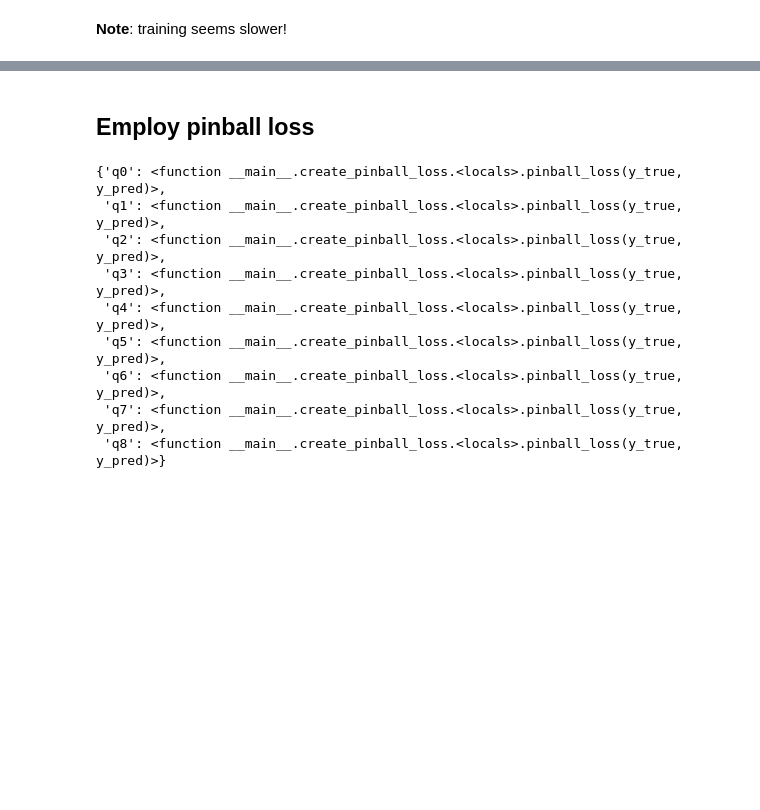
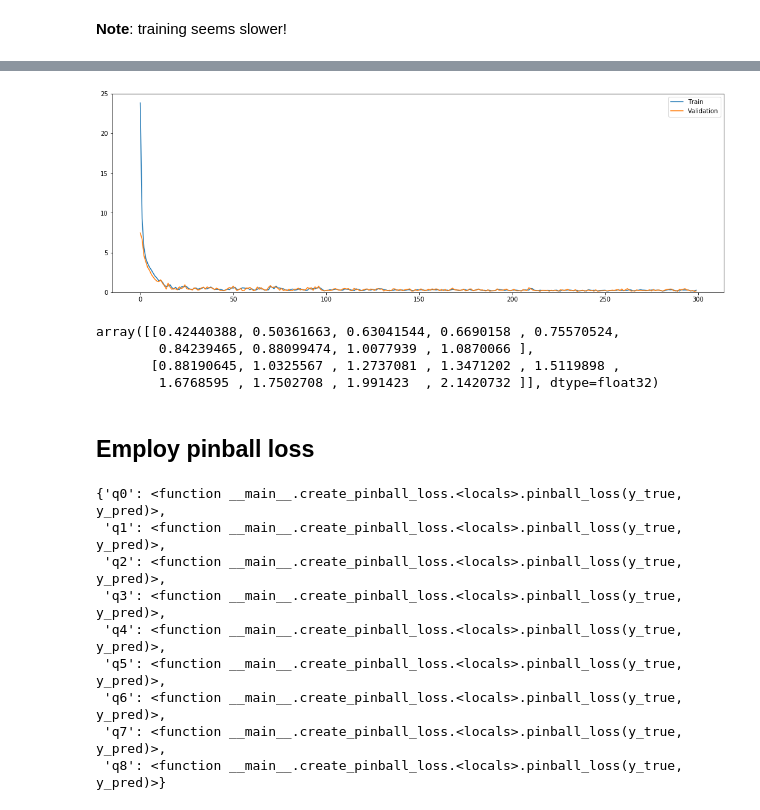
Before and after one commit to joeranbosma/M5Forecast, a Jupyter notebook: custom_layer/pinball_loss_keras.ipynb, the cells around one changed output, grey strips where cells are left out. Cells and saved outputs as stored; diff of their text form; code cells hidden in the pictures; blank space fills up the shorter version.

```diff
--- a/custom_layer/pinball_loss_keras.ipynb
+++ b/custom_layer/pinball_loss_keras.ipynb
@@ -311,0 +325,4 @@ array([[0.4055748 , 0.47743964, 0.60120326, 0.6377    , 0.74691874,
+# %%
+model = get_dist_model(inp_shape=(train_df.columns.size,), sigma_coefs=sigma_coefs)
+model.compile(optimizer="adam", loss="MAE")
+model.summary()
@@ -312,3 +372,18 @@ array([[0.4055748 , 0.47743964, 0.60120326, 0.6377    , 0.74691874,
+# %%
+plot_loss(history)
+# %% [output]
+[figure, added]
+# %%
+y_pred = model.predict(X_val)
+
+# revert multi output format to (n_samples, quantiles)
+y_pred = np.array(list(zip(*y_pred))).squeeze()
+y_pred[0:2]
+# %% [output]
+array([[0.42440388, 0.50361663, 0.63041544, 0.6690158 , 0.75570524,
+        0.84239465, 0.88099474, 1.0077939 , 1.0870066 ],
+       [0.88190645, 1.0325567 , 1.2737081 , 1.3471202 , 1.5119898 ,
+        1.6768595 , 1.7502708 , 1.991423  , 2.1420732 ]], dtype=float32)
 # %% [markdown]
 ## Employ pinball loss
 # %%
```
Also changed, not shown: parts of 39 cells of this notebook.
